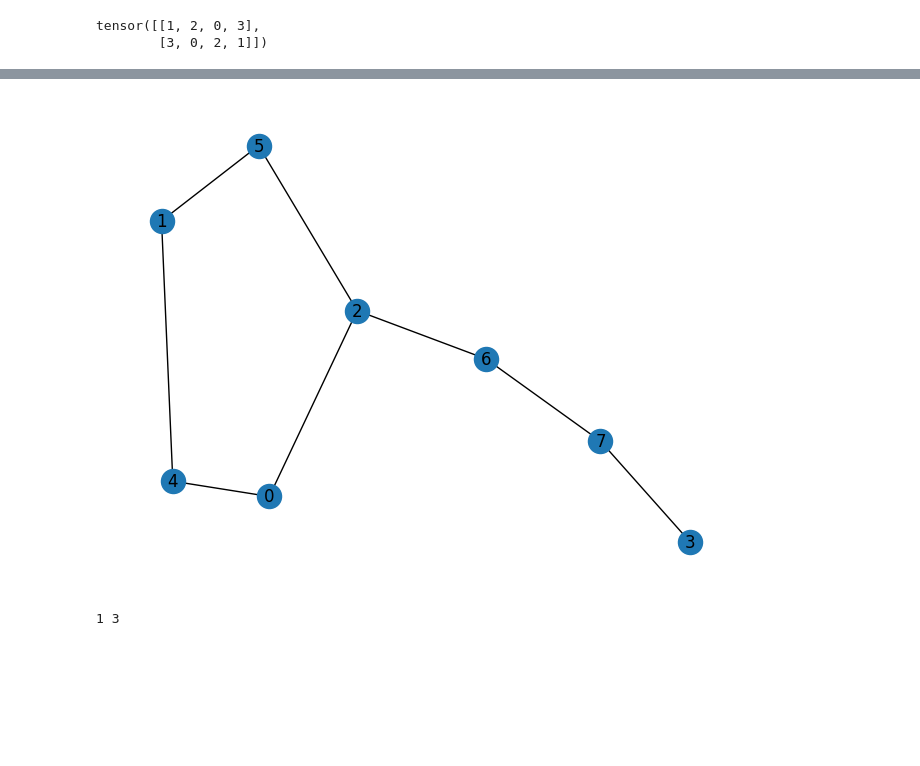
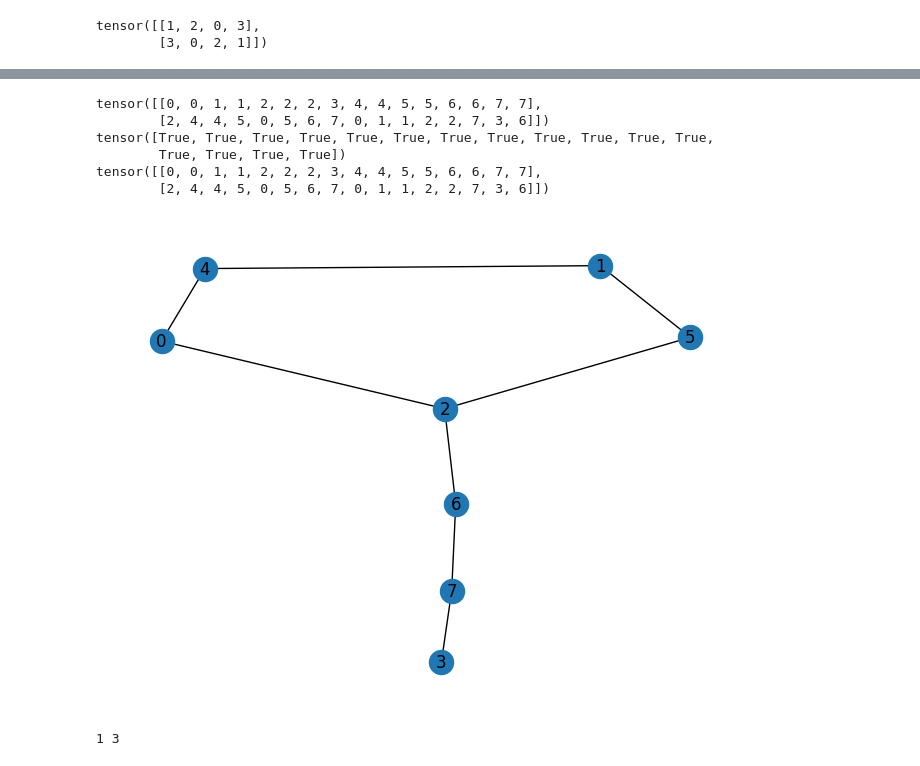
Before and after one commit to aqwddda/SEAL-, a Jupyter notebook: test.ipynb, the cells around one changed output, grey strips where cells are left out. Cells and saved outputs as stored; diff of their text form; code cells hidden in the pictures; blank space fills up the shorter version.

```diff
--- a/test.ipynb
+++ b/test.ipynb
@@ -78,12 +135,24 @@ tensor([[0, 0, 1, 1, 2, 2, 2, 3, 4, 4, 5, 5, 6, 6, 7, 7],
 # %%
 sun_edge_index = torch.tensor([[0, 0, 1, 1, 2, 2, 2, 3, 4, 4, 5, 5, 6, 6, 7, 7],
         [2, 4, 4, 5, 0, 5, 6, 7, 0, 1, 1, 2, 2, 7, 3, 6]])
+print(sun_edge_index)
 G = nx.Graph()
 G.add_edges_from(sun_edge_index.t().tolist())
 nx.draw(G, with_labels = True)
 src, dst = [1,3]
+mask1 = (sun_edge_index[0] != src) | (sun_edge_index[1] != dst)
+print(mask1)
+mask2 = (sun_edge_index[0] != dst) | (sun_edge_index[1] != src)
+sun_edge_index = sun_edge_index[:, mask1 & mask2]
+print(sun_edge_index)
 # %% [output]
+tensor([[0, 0, 1, 1, 2, 2, 2, 3, 4, 4, 5, 5, 6, 6, 7, 7],
+        [2, 4, 4, 5, 0, 5, 6, 7, 0, 1, 1, 2, 2, 7, 3, 6]])
+tensor([True, True, True, True, True, True, True, True, True, True, True, True,
+        True, True, True, True])
+tensor([[0, 0, 1, 1, 2, 2, 2, 3, 4, 4, 5, 5, 6, 6, 7, 7],
+        [2, 4, 4, 5, 0, 5, 6, 7, 0, 1, 1, 2, 2, 7, 3, 6]])
-[figure, old version]
+[figure, new version]
 # %%
 adj = to_scipy_sparse_matrix(sun_edge_index, num_nodes=8).tocsr()
 idx = list(range(src)) + list(range(src + 1, adj.shape[0]))
```
Also changed, not shown: parts of 4 cells of this notebook, 3 other files.
